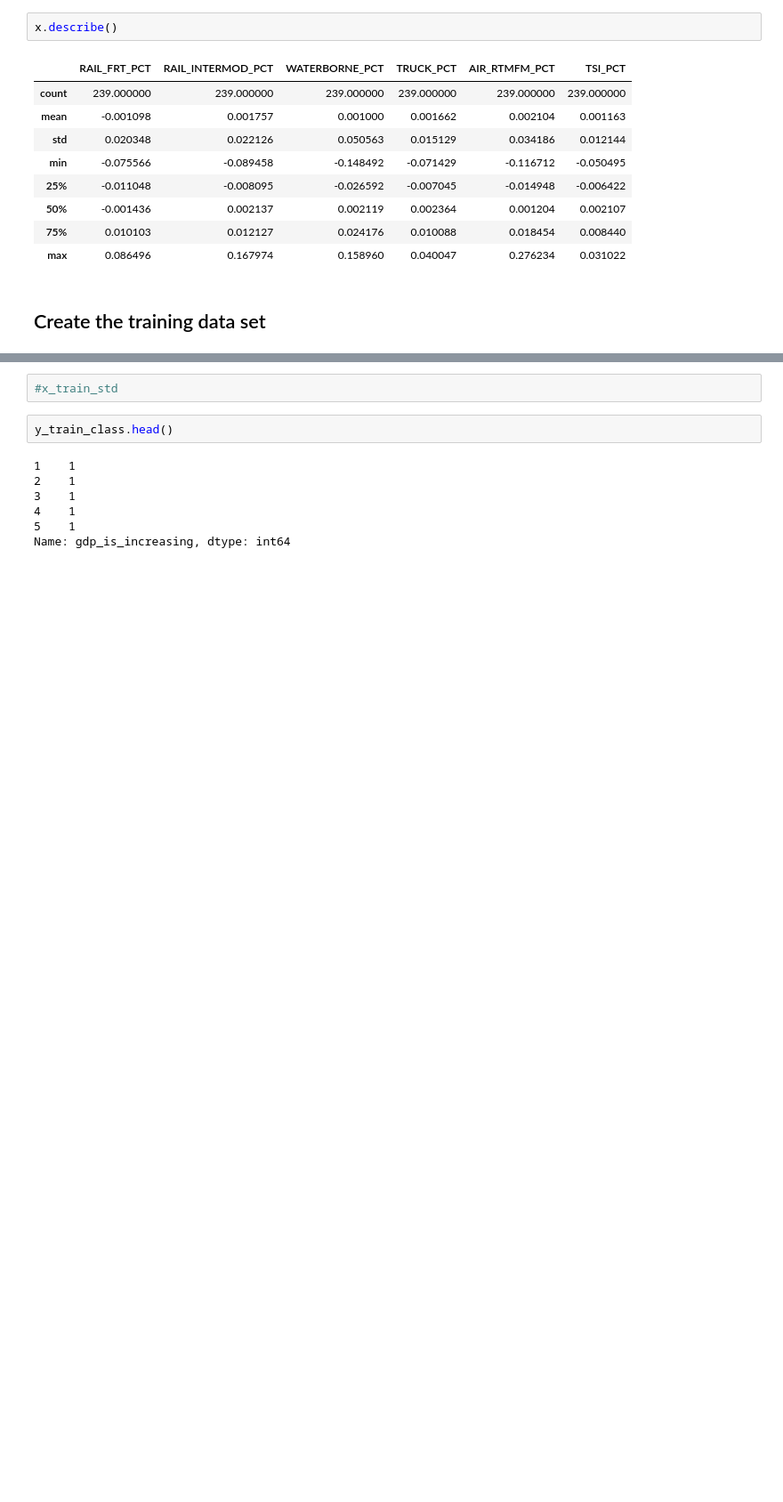
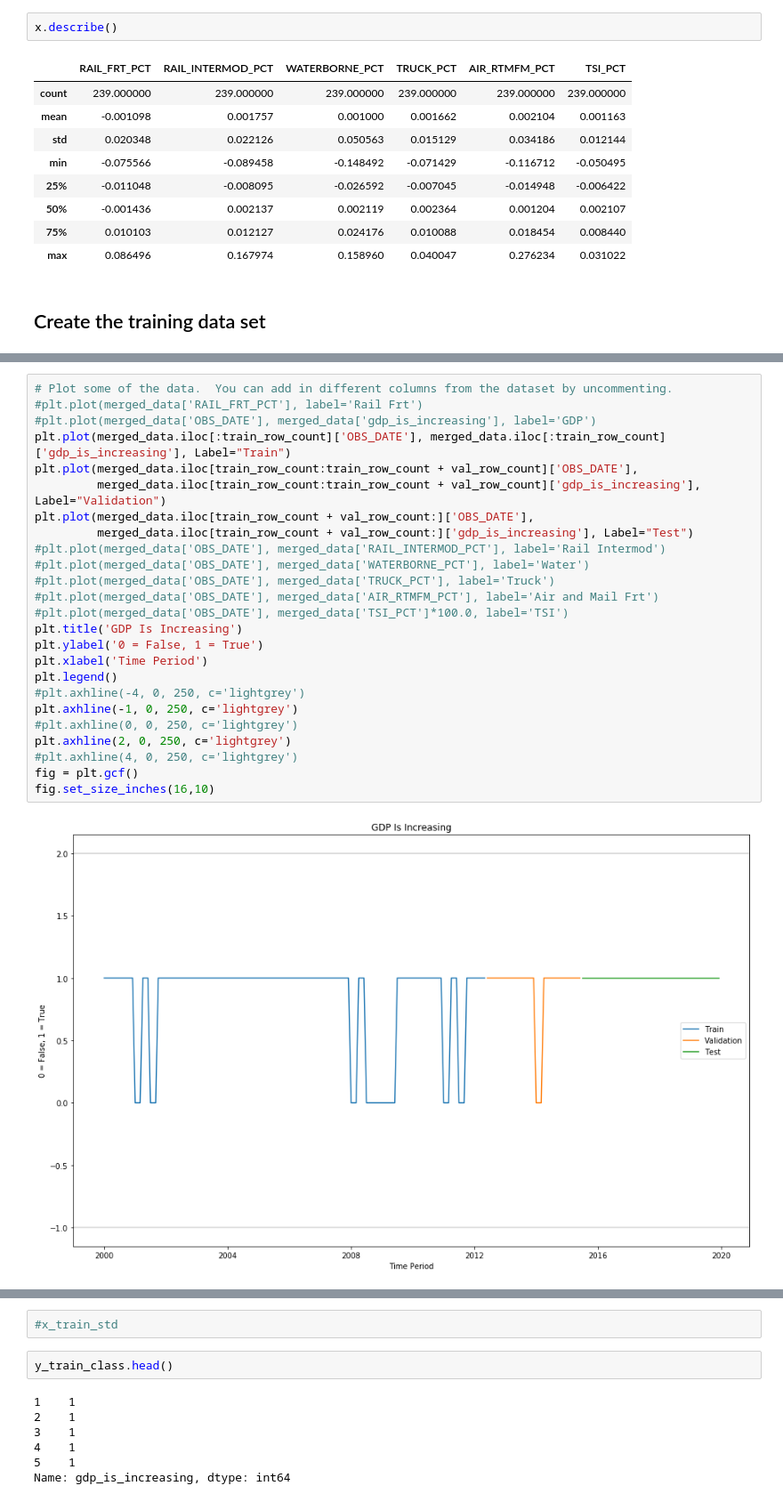
Before and after one commit to schkotty/Data-Science, a Jupyter notebook: GDP-Predictor/GDP-Predictor.ipynb, the cells around one changed output, grey strips where cells are left out. Shown: that part at 89% size. Drawn from its saved outputs; the diff is of its cells as text; blank space fills up the shorter version.

```diff
--- a/GDP-Predictor/GDP-Predictor.ipynb
+++ b/GDP-Predictor/GDP-Predictor.ipynb
@@ -362,3 +382,30 @@ y_train_rate row count: 186
 x_test row count: 53
 y_test_class row count: 53
 y_test_rate row count: 53
+# %%
+# Plot some of the data.  You can add in different columns from the dataset by uncommenting.
+#plt.plot(merged_data['RAIL_FRT_PCT'], label='Rail Frt')
+#plt.plot(merged_data['OBS_DATE'], merged_data['gdp_is_increasing'], label='GDP')
+plt.plot(merged_data.iloc[:train_row_count]['OBS_DATE'], merged_data.iloc[:train_row_count]['gdp_is_increasing'], Label="Train")
+plt.plot(merged_data.iloc[train_row_count:train_row_count + val_row_count]['OBS_DATE'],
+         merged_data.iloc[train_row_count:train_row_count + val_row_count]['gdp_is_increasing'], Label="Validation")
+plt.plot(merged_data.iloc[train_row_count + val_row_count:]['OBS_DATE'],
+         merged_data.iloc[train_row_count + val_row_count:]['gdp_is_increasing'], Label="Test")
+#plt.plot(merged_data['OBS_DATE'], merged_data['RAIL_INTERMOD_PCT'], label='Rail Intermod')
+#plt.plot(merged_data['OBS_DATE'], merged_data['WATERBORNE_PCT'], label='Water')
+#plt.plot(merged_data['OBS_DATE'], merged_data['TRUCK_PCT'], label='Truck')
+#plt.plot(merged_data['OBS_DATE'], merged_data['AIR_RTMFM_PCT'], label='Air and Mail Frt')
+#plt.plot(merged_data['OBS_DATE'], merged_data['TSI_PCT']*100.0, label='TSI')
+plt.title('GDP Is Increasing')
+plt.ylabel('0 = False, 1 = True')
+plt.xlabel('Time Period')
+plt.legend()
+#plt.axhline(-4, 0, 250, c='lightgrey')
+plt.axhline(-1, 0, 250, c='lightgrey')
+#plt.axhline(0, 0, 250, c='lightgrey')
+plt.axhline(2, 0, 250, c='lightgrey')
+#plt.axhline(4, 0, 250, c='lightgrey')
+fig = plt.gcf()
+fig.set_size_inches(16,10)
+# %% [output]
+[figure, added]
```
Also changed, not shown: parts of 25 cells of this notebook.
